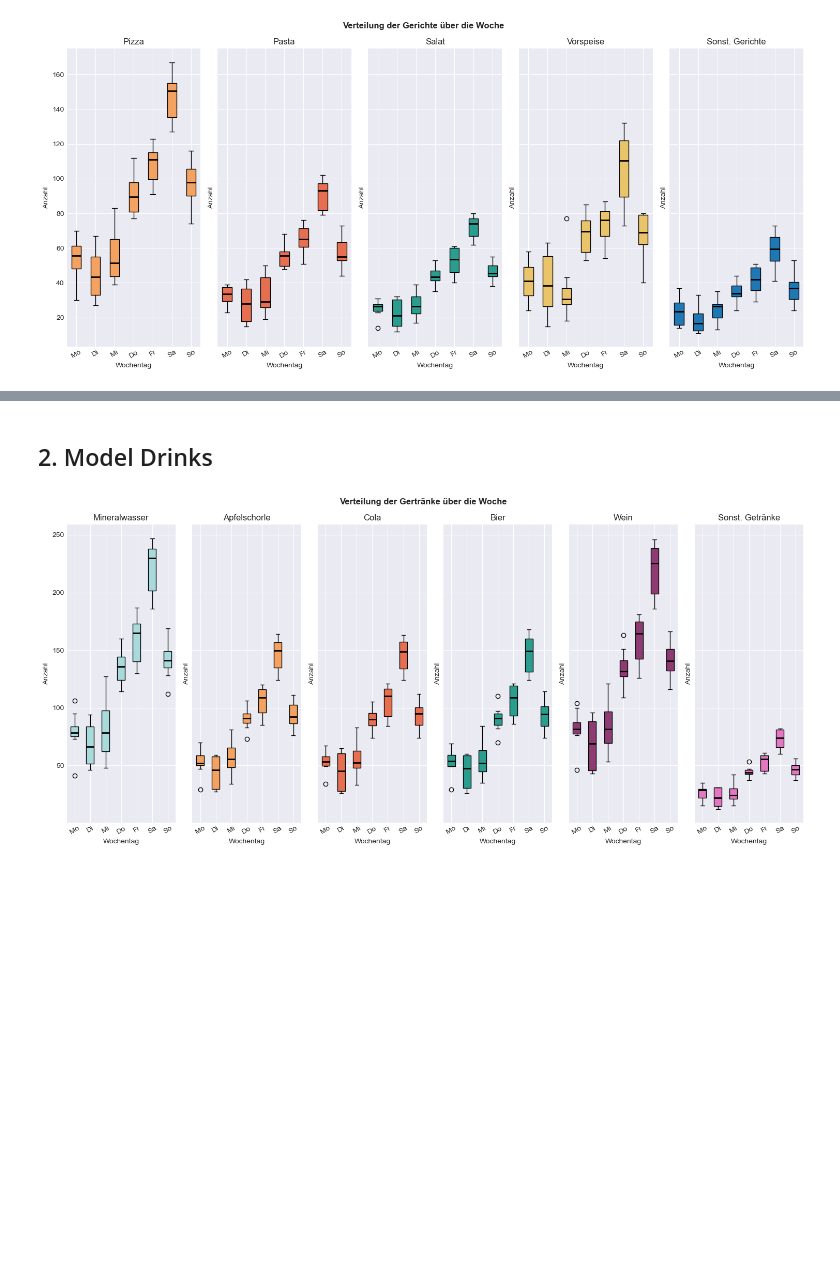
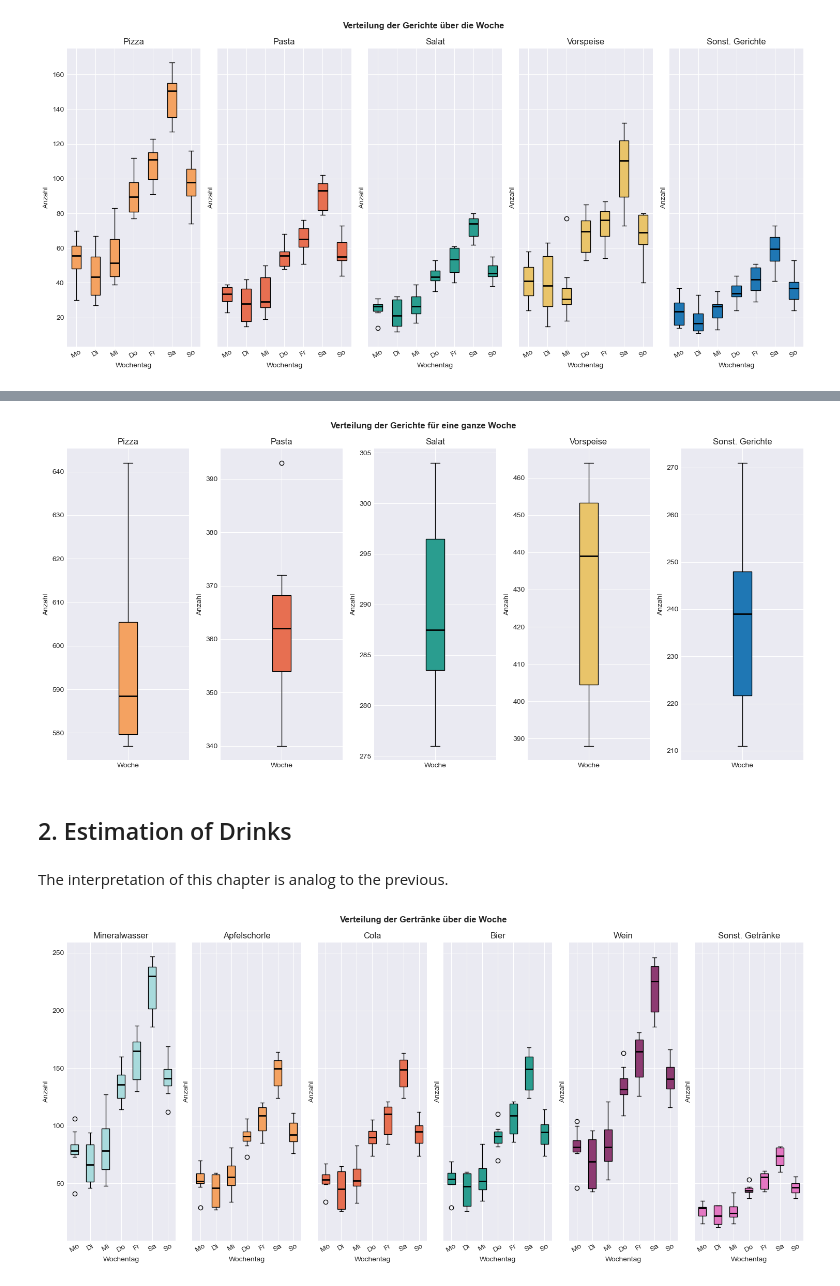
Before and after one commit to xjannis1x/master_ai, a Jupyter notebook: programming_in_python/exam/aufgabe2.ipynb, the cells around one changed output, grey strips where cells are left out. Saved outputs shown, nothing was run; the diff lists cells and outputs as text; code cells hidden in the pictures; blank space fills up the shorter version.

```diff
--- a/programming_in_python/exam/aufgabe2.ipynb
+++ b/programming_in_python/exam/aufgabe2.ipynb
@@ -206,28 +208,44 @@ def create_subplot(ax, df, c_names, title):
     ax.set_title(title)
     ax.legend(loc='upper left');
 # %%
-def create_box_subplots(ax, df, c_name):
+def create_box_subplots(ax, df, c_name, by_weekday=True):
     """Takes axis, DataFrame amd column name as input.
     Creates a box plot for each day for given column on the axis."""
-    # data for each day
-    day_data = [df.loc[df['Wochentag'] == wd, c_name].values for wd in weekday_order]
 
-    # boxplot
-    bp = ax.boxplot(day_data, patch_artist=True, tick_labels=weekday_order)
+    if by_weekday:
+        # Boxplot for each day
+        day_data = [df.loc[df['Wochentag'] == wd, c_name].values
+                    for wd in weekday_order]
 
-    # Boxfarben setzen
+        bp = ax.boxplot(day_data, patch_artist=True, tick_labels=weekday_order)
+
+        ax.set_xlabel("Wochentag")
+        ax.tick_params(axis='x', rotation=30)
+
+    else:
+        # convert index to datetime to be able to use it
+        df = df.copy()
+        df.index = pd.to_datetime(df.index, format="%d.%m.%y")
+
+        # Sum by calendar week (Mon–Sun)
+        weekly_sums = df[c_name].resample("W").sum()
+
+        bp = ax.boxplot([weekly_sums], patch_artist=True)
+
+        ax.set_xticks([1])
+        ax.set_xticklabels(["Woche"])
+        ax.set_xlabel("")
+
+    # --- Styling (applies to both cases) ---
     for patch in bp['boxes']:
         patch.set_facecolor(colors[c_name])
 
-    # Median schwarz
     for median in bp['medians']:
         median.set_color("black")
         median.set_linewidth(2)
 
     ax.set_title(c_name)
-    ax.set_xlabel("Wochentag")
     ax.set_ylabel("Anzahl")
-    ax.tick_params(axis='x', rotation=30)
 # %%
 def calc_error_band(y_values):
     """Takes 2d numpy array as input.
@@ -430,5 +459,20 @@ plt.tight_layout()
+# %%
+fig, axes = plt.subplots(1, 5, figsize=(15, 7))
+medians = []
+# plot each food
+for ax, c_name in zip(axes, food_cols):
+    median = create_box_subplots(ax, food, c_name, by_weekday=False)
+    medians.append(median)
+
+plt.suptitle("Verteilung der Gerichte für eine ganze Woche", weight='bold')
+
+plt.tight_layout()
+# %% [output]
+[figure, added]
 # %% [markdown]
-## 2. Model Drinks
+## 2. Estimation of Drinks
+# %% [markdown]
+The interpretation of this chapter is analog to the previous.
 # %%
 drink_cols = ['Mineralwasser', 'Apfelschorle', 'Cola', 'Bier', 'Wein', 'Sonst. Getränke']
 # %%
```
Also changed, not shown: parts of 17 cells of this notebook.
